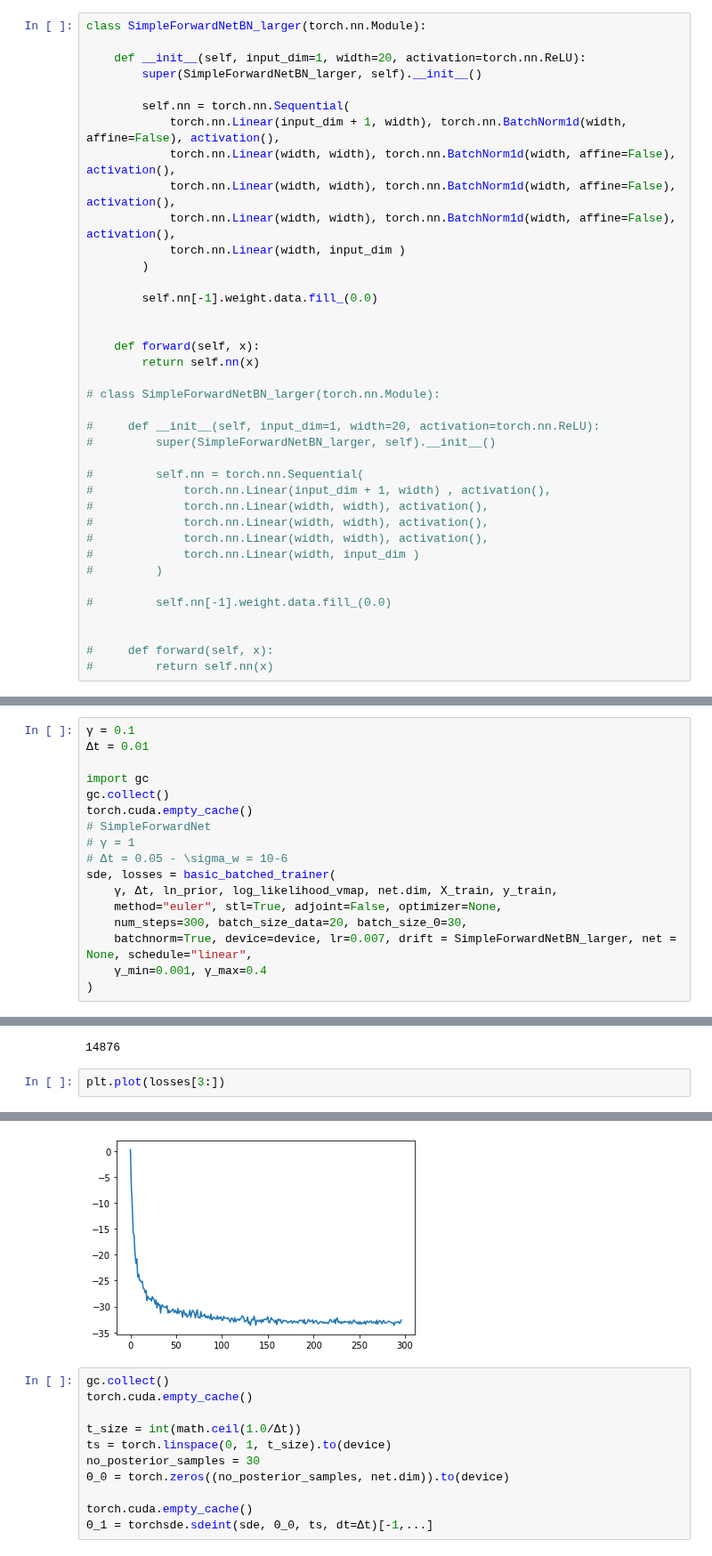
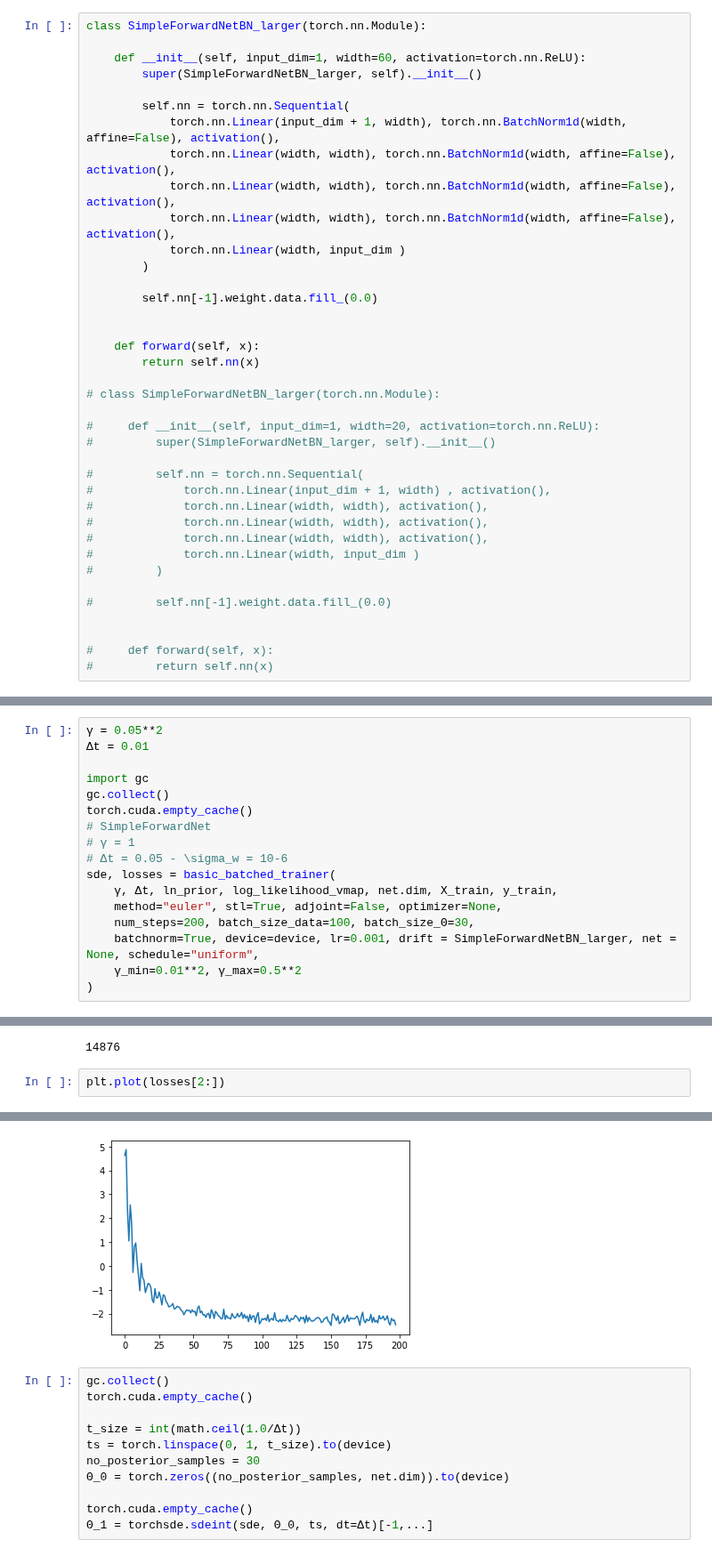
Before and after one commit to franciscovargas/ControlledFollmerDrift, a Jupyter notebook: notebooks/NonLinearRegressionExample.ipynb, the cells around one changed output, grey strips where cells are left out. Shown at 89% size. Cells and saved outputs as stored; diff of their text form.

```diff
--- a/notebooks/NonLinearRegressionExample.ipynb
+++ b/notebooks/NonLinearRegressionExample.ipynb
@@ -182,7 +182,7 @@ def log_likelihood_vmap(Θ, X, y, net=net, σ_y=0.1):
 # %%
 class SimpleForwardNetBN_larger(torch.nn.Module):
 
-    def __init__(self, input_dim=1, width=20, activation=torch.nn.ReLU):
+    def __init__(self, input_dim=1, width=60, activation=torch.nn.ReLU):
         super(SimpleForwardNetBN_larger, self).__init__()
 
         self.nn = torch.nn.Sequential(
@@ -220,5 +222,5 @@ class SimpleForwardNetBN_larger(torch.nn.Module):
 # %%
-γ = 0.1
+γ = 0.05**2
 Δt = 0.01
 
 import gc
@@ -230,9 +232,9 @@ torch.cuda.empty_cache()
 sde, losses = basic_batched_trainer(
     γ, Δt, ln_prior, log_likelihood_vmap, net.dim, X_train, y_train,
     method="euler", stl=True, adjoint=False, optimizer=None,
-    num_steps=300, batch_size_data=20, batch_size_Θ=30,
-    batchnorm=True, device=device, lr=0.007, drift = SimpleForwardNetBN_larger, net = None, schedule="linear",
-    γ_min=0.001, γ_max=0.4
+    num_steps=200, batch_size_data=100, batch_size_Θ=30,
+    batchnorm=True, device=device, lr=0.001, drift = SimpleForwardNetBN_larger, net = None, schedule="uniform",
+    γ_min=0.01**2, γ_max=0.5**2
 )
 # %% [output]
 Widget Javascript not detected.  It may not be installed or enabled properly.
@@ -262,10 +264,10 @@ net.dim
 # %% [output]
 14876
 # %%
-plt.plot(losses[3:])
+plt.plot(losses[2:])
 # %% [output]
 [<matplotlib.lines.Line2D at 0x...>]
-[figure, old version]
+[figure, new version]
 # %%
 gc.collect()
 torch.cuda.empty_cache()
```
Also changed, not shown: parts of 7 cells of this notebook, 3 other files.
